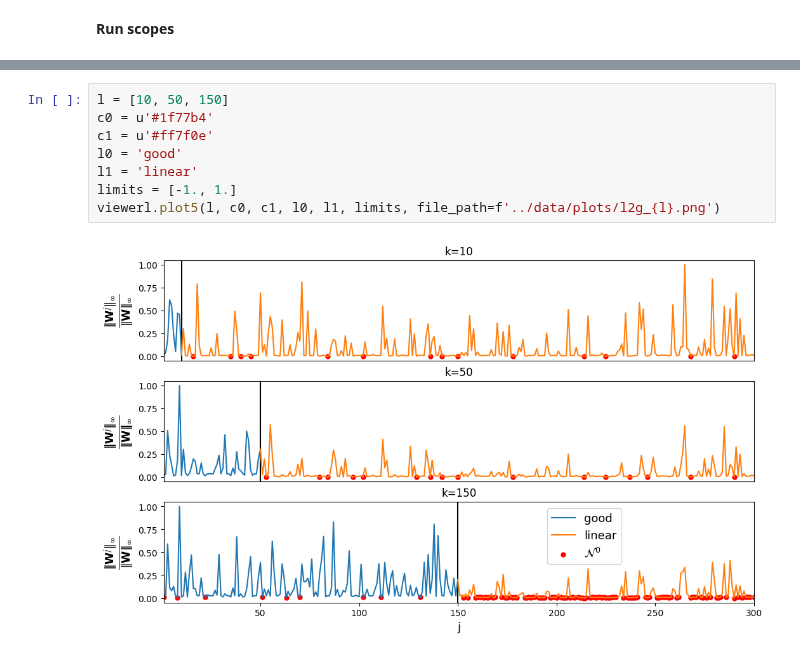
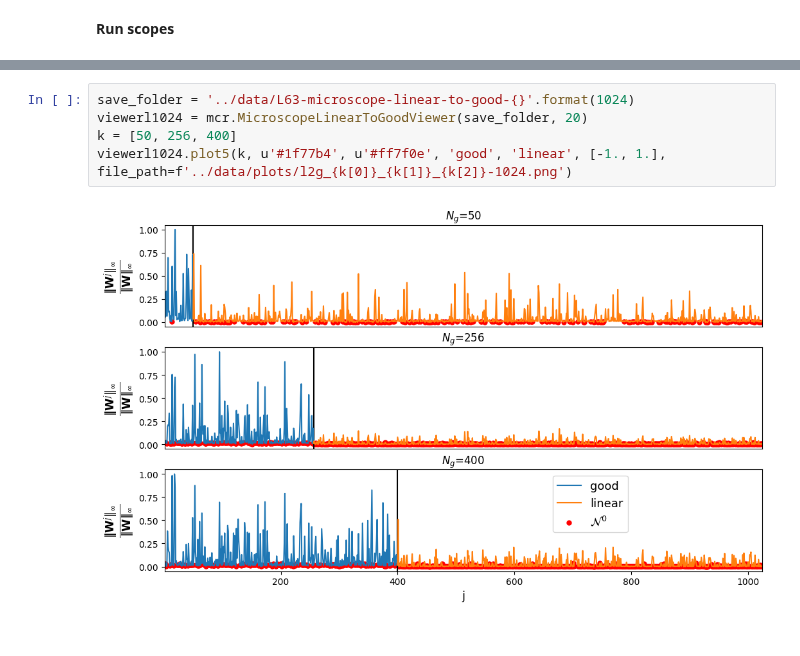
Before and after one commit to pinakm9/random-feature-map, a Jupyter notebook: notebooks/microscopy.ipynb, the cells around one changed output, grey strips where cells are left out. Cells and saved outputs as stored; diff of their text form.

```diff
--- a/notebooks/microscopy.ipynb
+++ b/notebooks/microscopy.ipynb
@@ -101,10 +64,7 @@ plt.legend()
-# %%
-l = [10, 50, 150]
-c0 = u'#1f77b4'
-c1 = u'#ff7f0e'
-l0 = 'good'
-l1 = 'linear'
-limits = [-1., 1.]
-viewerl.plot5(l, c0, c1, l0, l1, limits, file_path=f'../data/plots/l2g_{l}.png')
-# %% [output]
-[figure, removed]
+# %%
+save_folder = '../data/L63-microscope-linear-to-good-{}'.format(1024)
+viewerl1024 = mcr.MicroscopeLinearToGoodViewer(save_folder, 20)
+k = [50, 256, 400]
+viewerl1024.plot5(k, u'#1f77b4', u'#ff7f0e', 'good', 'linear', [-1., 1.], file_path=f'../data/plots/l2g_{k[0]}_{k[1]}_{k[2]}-1024.png')
+# %% [output]
+[figure, added]
```
Also changed, not shown: parts of 10 cells of this notebook, 8 other files.
